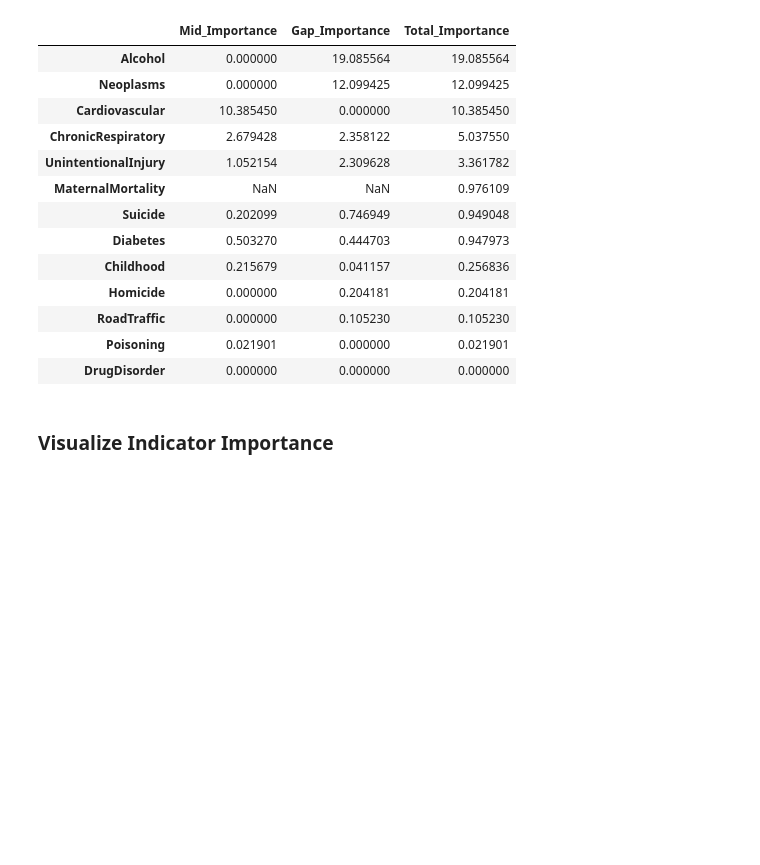
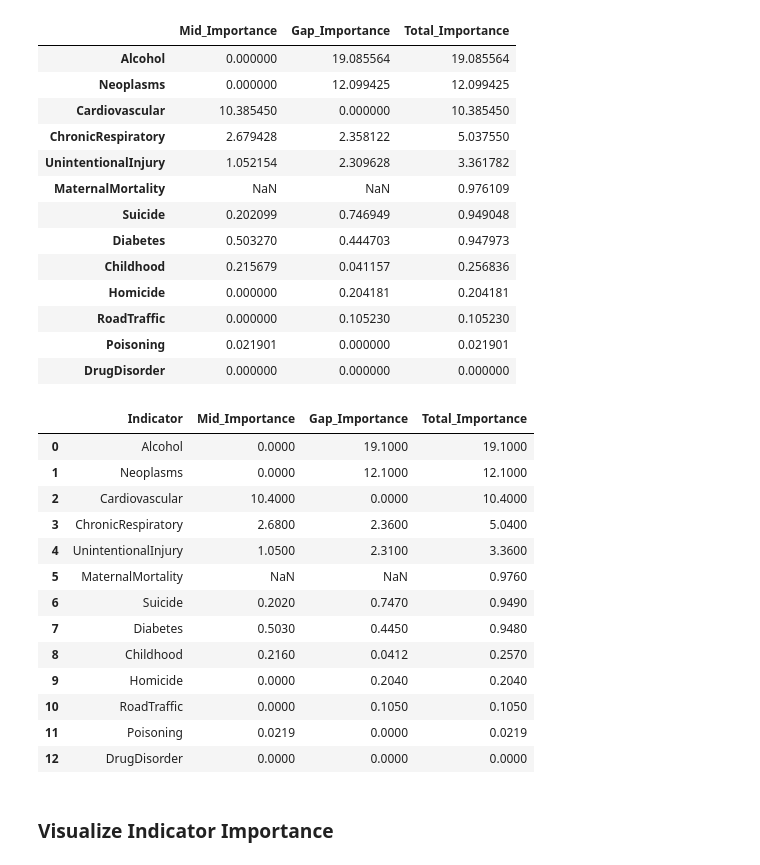
Before and after one commit to AllenDowney/EqualityWEF, a Jupyter notebook: HALE/model2.ipynb, the cells around one changed output. Cells and saved outputs as stored; diff of their text form; code cells hidden in the pictures; blank space fills up the shorter version.

```diff
--- a/HALE/model2.ipynb
+++ b/HALE/model2.ipynb
@@ -513,6 +595,27 @@ indicator_importance_df
 | RoadTraffic | 0.000000 | 0.105230 | 0.105230 |
 | Poisoning | 0.021901 | 0.000000 | 0.021901 |
 | DrugDisorder | 0.000000 | 0.000000 | 0.000000 |
+# %%
+# Write indicator importance table to HTML
+indicator_importance_formatted = format_table_sig_figs(indicator_importance_df.reset_index())
+indicator_importance_formatted = indicator_importance_formatted.rename(columns={'index': 'Indicator'})
+indicator_importance_formatted.to_html('jb/tables/indicator_importance.html', index=False)
+indicator_importance_formatted
+# %% [output]
+|  | Indicator | Mid_Importance | Gap_Importance | Total_Importance |
+| 0 | Alcohol | 0.0000 | 19.1000 | 19.1000 |
+| 1 | Neoplasms | 0.0000 | 12.1000 | 12.1000 |
+| 2 | Cardiovascular | 10.4000 | 0.0000 | 10.4000 |
+| 3 | ChronicRespiratory | 2.6800 | 2.3600 | 5.0400 |
+| 4 | UnintentionalInjury | 1.0500 | 2.3100 | 3.3600 |
+| 5 | MaternalMortality | NaN | NaN | 0.9760 |
+| 6 | Suicide | 0.2020 | 0.7470 | 0.9490 |
+| 7 | Diabetes | 0.5030 | 0.4450 | 0.9480 |
+| 8 | Childhood | 0.2160 | 0.0412 | 0.2570 |
+| 9 | Homicide | 0.0000 | 0.2040 | 0.2040 |
+| 10 | RoadTraffic | 0.0000 | 0.1050 | 0.1050 |
+| 11 | Poisoning | 0.0219 | 0.0000 | 0.0219 |
+| 12 | DrugDisorder | 0.0000 | 0.0000 | 0.0000 |
 # %% [markdown]
 ### Visualize Indicator Importance
 # %%
```
Also changed, not shown: parts of 34 cells of this notebook, 2 other files.
